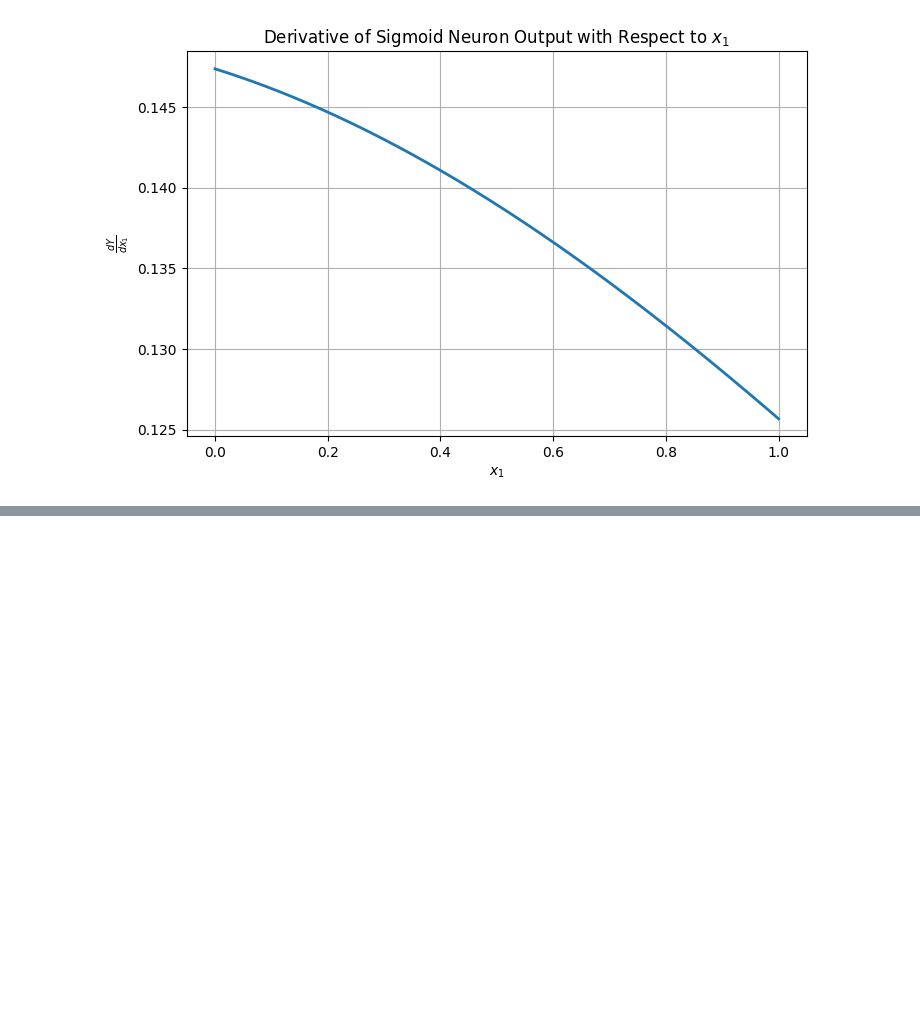
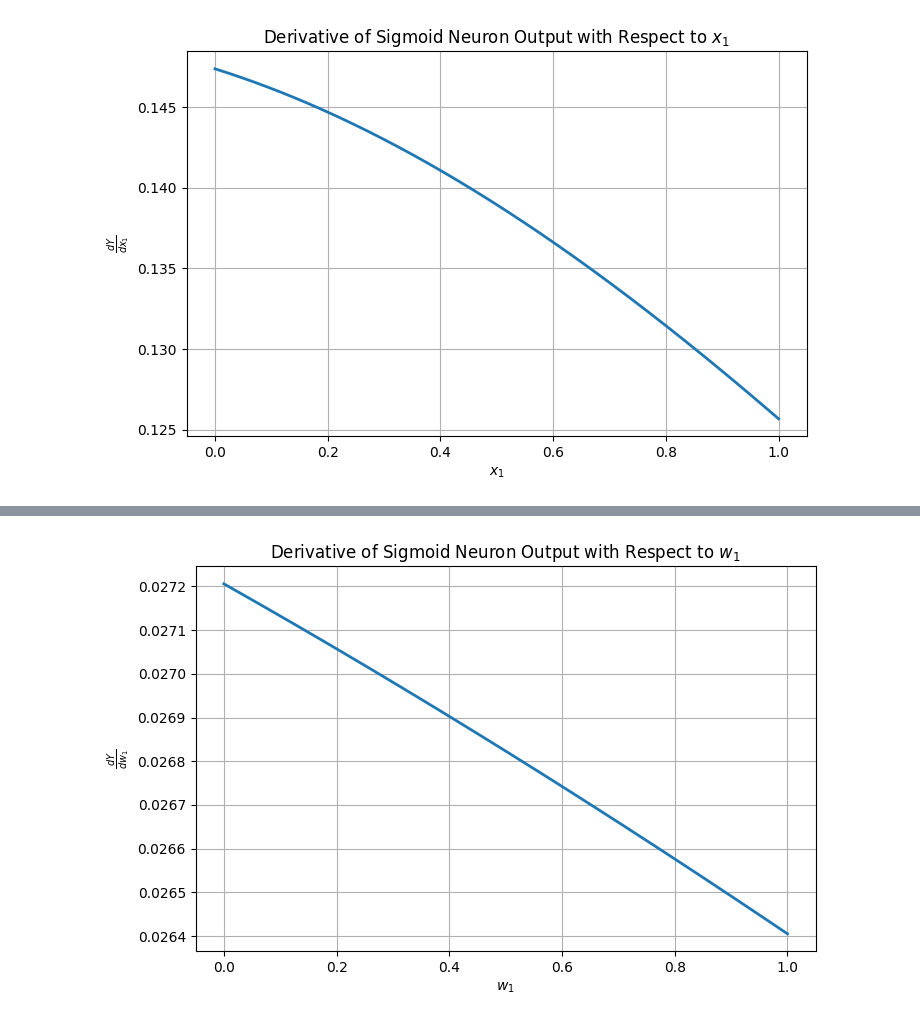
Before and after one commit to davidazimov069-maker/DeepLearning, a Jupyter notebook: Ex1/Ex1.ipynb, the cells around one changed output, grey strips where cells are left out. Drawn from its saved outputs; the diff is of its cells as text; code cells hidden in the pictures; blank space fills up the shorter version.

```diff
--- a/Ex1/Ex1.ipynb
+++ b/Ex1/Ex1.ipynb
@@ -395,0 +487,13 @@ plt.show()
+# %%
+# Derivative of Y with respect to the free input w1
+dY_dw1_values = x1 * Y_values * (1 - Y_values)
+
+plt.figure(figsize=(8, 5))
+plt.plot(w1_values, dY_dw1_values, linewidth=2)
+plt.xlabel(r"$w_1$")
+plt.ylabel(r"$\frac{dY}{dw_1}$")
+plt.title(r"Derivative of Sigmoid Neuron Output with Respect to $w_1$")
+plt.grid(True)
+plt.show()
+# %% [output]
+[figure, added]
```
Also changed, not shown: parts of 4 cells of this notebook, 1 other file.
